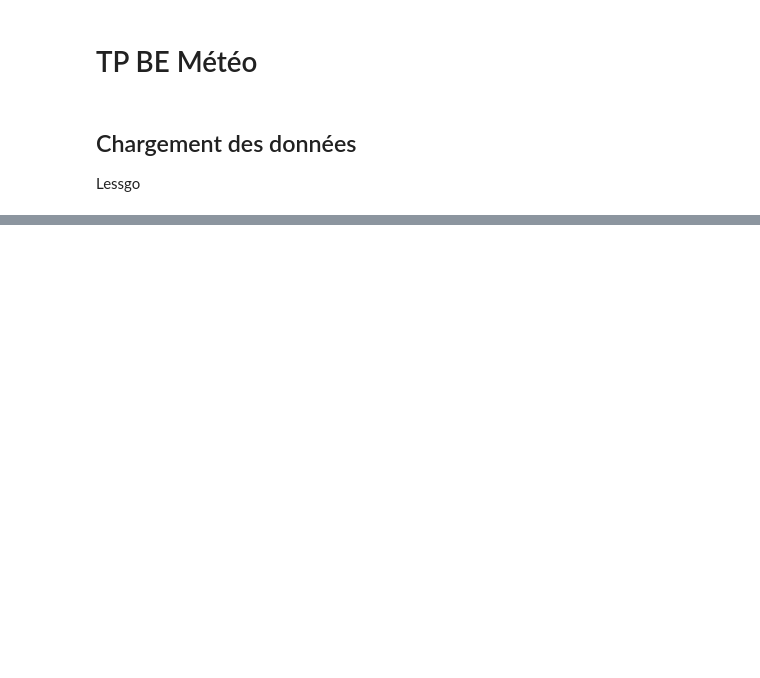
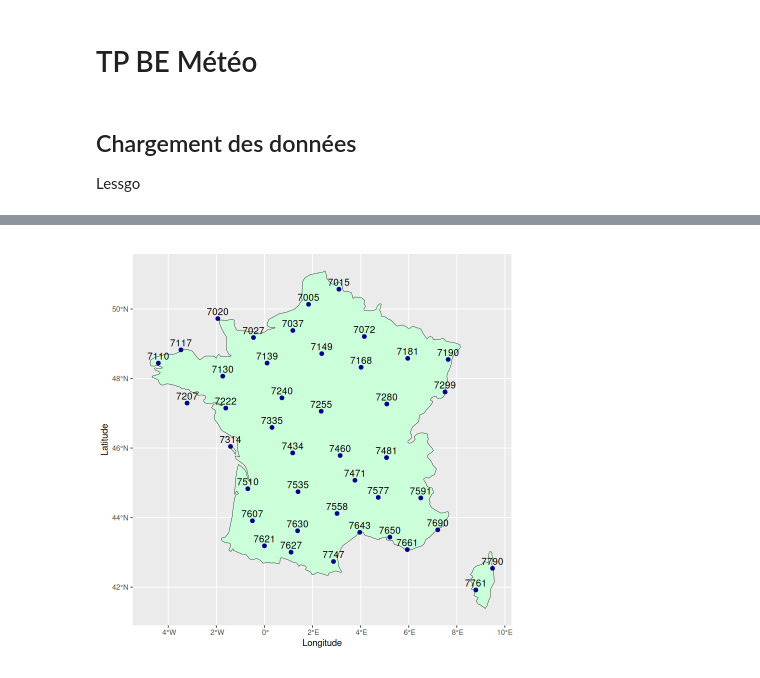
Before and after one commit to thomasdepic/SDD-BE-meteo, a Jupyter notebook: questions/1_presentation_donnees.ipynb, the cells around one changed output, grey strips where cells are left out. Cells and saved outputs as stored; diff of their text form; code cells hidden in the pictures; blank space fills up the shorter version.

```diff
--- a/questions/1_presentation_donnees.ipynb
+++ b/questions/1_presentation_donnees.ipynb
@@ -64,13 +67,15 @@ ggplot() +
 # %%
 ggplot() +
   geom_sf(data = worldmap[worldmap$name == 'France',], color = "black", fill = "#CAFFDA") +
-  geom_point(data = stations_df[stations_df$ID.OMM.station , ],
+  geom_point(data = stations_df[stations_df$Longitude > -10 & stations_df$Longitude < 10, ],
             aes(x = Longitude, y = Latitude),
             color = "darkblue", size = 2) +
   coord_sf() +
   geom_text(data = stations_df[stations_df$Longitude > -10 & stations_df$Longitude < 10, ],
               aes(x = Longitude, y = Latitude, label = ID.OMM.station),
               size = 4, color = "black", nudge_y = 0.2) # Adjust nudge_y to avoid overlap  theme_minimal()
+# %% [output]
+[figure, added]
 # %%
 histogramggplot <- function(xs, title, legx, legy ){
     ggplot(xs, aes(x=legx, y=legy, fill=legx)) +
```
Also changed, not shown: parts of 8 cells of this notebook.
